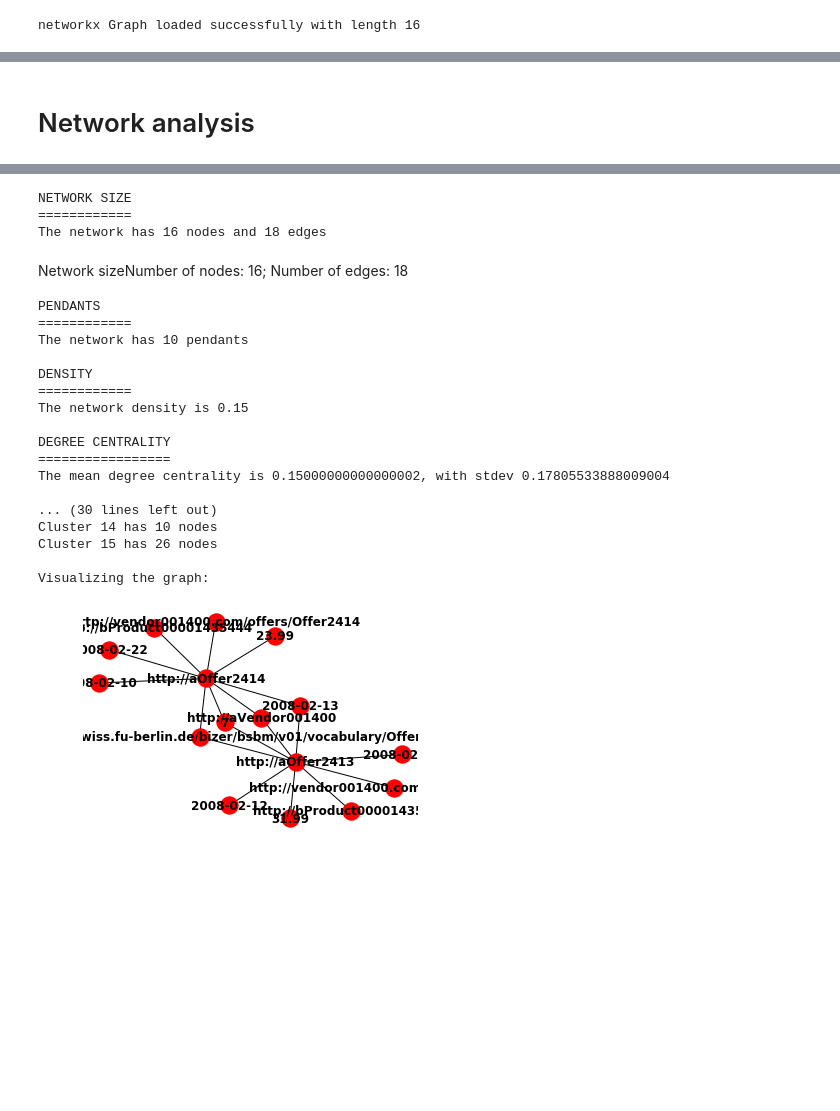
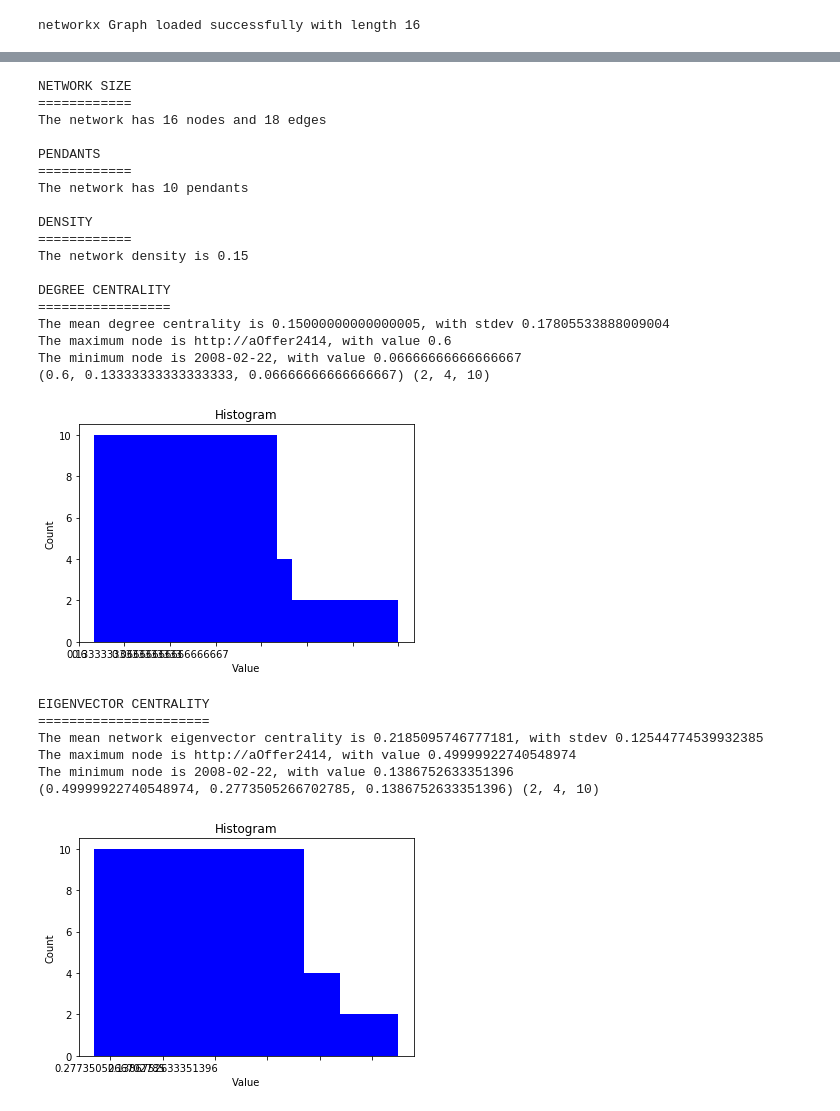
Before and after one commit to albertmeronyo/rdf-network-analysis, a Jupyter notebook: rdf-network-analysis.ipynb, the cells around one changed output, grey strips where cells are left out. Drawn from its saved outputs; the diff is of its cells as text; code cells hidden in the pictures; blank space fills up the shorter version.

```diff
--- a/rdf-network-analysis.ipynb
+++ b/rdf-network-analysis.ipynb
@@ -83,21 +101,29 @@ def number_of_pendants(g):
             pendants += 1
     return pendants
 
-display(HTML("<h1>Network analysis</h1>"))
-display(HTML("<table><tr><th>Measure</th><th>Value</th>"))
+
+def histogram(l):
+    degree_sequence = sorted([d for n, d in list(l.items())], reverse=True)
+    degreeCount = collections.Counter(degree_sequence)
+    deg, cnt = zip(*degreeCount.items())
+    print(deg, cnt)
+
+    fig, ax = plt.subplots()
+    plt.bar(deg, cnt, width=0.80, color='b')
+
+    plt.title("Histogram")
+    plt.ylabel("Count")
+    plt.xlabel("Value")
+    ax.set_xticks([d + 0.4 for d in deg])
+    ax.set_xticklabels(deg)
+
+    plt.show()
 
 # Network size
 print("NETWORK SIZE")
 print("============")
 print("The network has {} nodes and {} edges".format(G.number_of_nodes(), G.number_of_edges()))
 print()
-
-display(HTML("<tr><td>Network size</td><td>Number of nodes: {}; Number of edges: {}".format(G.number_of_nodes(), G.number_of_edges())))
-
-display(HTML("</table>"))
-
-
-
 
 # Network size
 print("PENDANTS")
@@ -120,6 +146,9 @@ for k,v in dc.items():
 print("DEGREE CENTRALITY")
 print("=================")
 print("The mean degree centrality is {}, with stdev {}".format(mean(degrees), statistics.stdev(degrees)))
+print("The maximum node is {}, with value {}".format(max(dc, key=dc.get), max(dc.values())))
+print("The minimum node is {}, with value {}".format(min(dc, key=dc.get), min(dc.values())))
+histogram(dc)
 print()
 
 # Eigenvector centrality -- mean and stdev
@@ -131,6 +160,9 @@ for k,v in ec.items():
 print("EIGENVECTOR CENTRALITY")
 print("======================")
 print("The mean network eigenvector centrality is {}, with stdev {}".format(mean(degrees), statistics.stdev(degrees)))
+print("The maximum node is {}, with value {}".format(max(ec, key=ec.get), max(ec.values())))
+print("The minimum node is {}, with value {}".format(min(ec, key=ec.get), min(ec.values())))
+histogram(ec)
 print()
 
 # Betweenness centrality -- mean and stdev
@@ -141,6 +173,9 @@ for k,v in bc.items():
 print("BETWEENNESS CENTRALITY")
 print("======================")
 print("The mean betwenness centrality is {}, with stdev {}".format(mean(degrees), statistics.stdev(degrees)))
+print("The maximum node is {}, with value {}".format(max(bc, key=bc.get), max(bc.values())))
+print("The minimum node is {}, with value {}".format(min(bc, key=bc.get), min(bc.values())))
+histogram(bc)
 print()
 
 
@@ -167,4 +202,3 @@ print("Visualizing the graph:")
 plt.plot()
 nx.draw(G, with_labels=True, font_weight='bold')
 # %% [output]
-Network analysis
@@ -172,22 +205,26 @@ Network analysis
 NETWORK SIZE
 ============
 The network has 16 nodes and 18 edges
+
+PENDANTS
+============
+The network has 10 pendants
+
+DENSITY
+============
+The network density is 0.15
+
+DEGREE CENTRALITY
+=================
+The mean degree centrality is 0.15000000000000005, with stdev 0.17805533888009004
+The maximum node is http://aOffer2414, with value 0.6
+The minimum node is 2008-02-22, with value 0.06666666666666667
+(0.6, 0.13333333333333333, 0.06666666666666667) (2, 4, 10)
-Network sizeNumber of nodes: 16; Number of edges: 18
+[figure, new version]
-PENDANTS
-============
-The network has 10 pendants
-
-DENSITY
-============
-The network density is 0.15
-
-DEGREE CENTRALITY
-=================
-The mean degree centrality is 0.15000000000000002, with stdev 0.17805533888009004
-
-... (30 lines left out)
-Cluster 14 has 10 nodes
-Cluster 15 has 26 nodes
-
-Visualizing the graph:
+EIGENVECTOR CENTRALITY
+======================
+The mean network eigenvector centrality is 0.2185095746777181, with stdev 0.12544774539932385
+The maximum node is http://aOffer2414, with value 0.49999922740548974
+The minimum node is 2008-02-22, with value 0.1386752633351396
+(0.49999922740548974, 0.2773505266702785, 0.1386752633351396) (2, 4, 10)
-[figure, old version]
+[figure, added]
```
Also changed, not shown: parts of 11 cells of this notebook.
